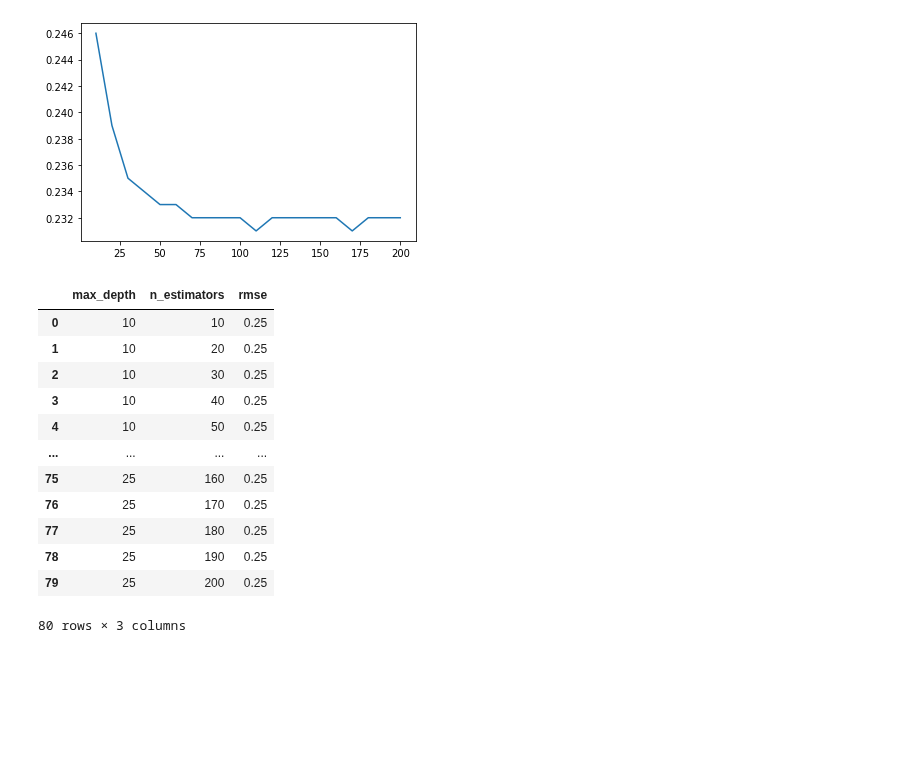
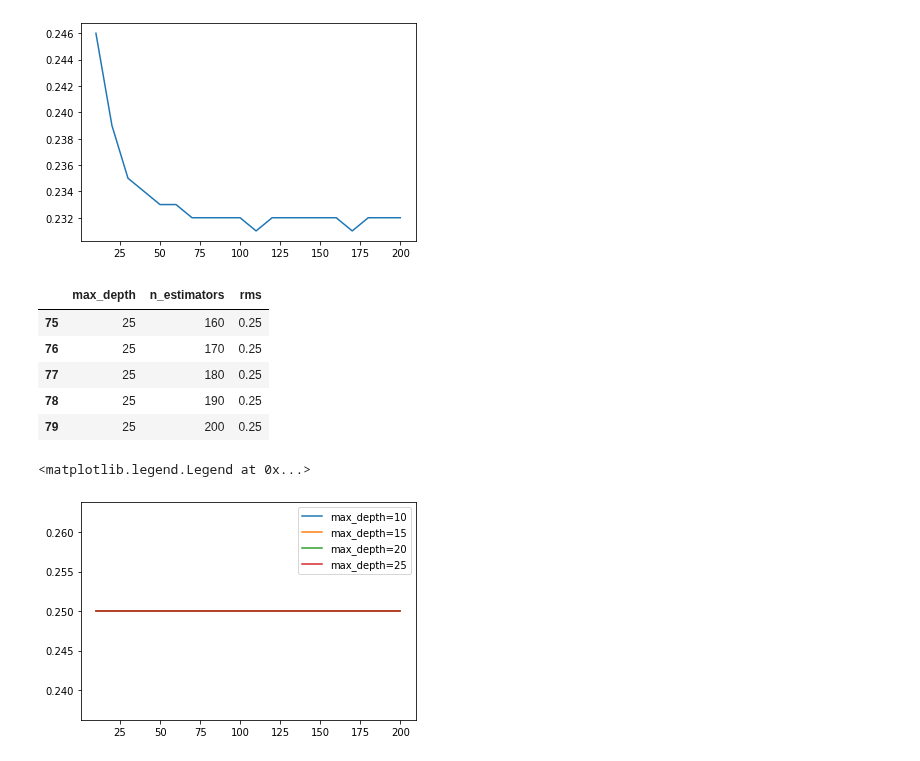
Before and after one commit to carlos-alves-one/ML-Zoomcamp-HW-6, a Jupyter notebook: ML_Zoomcamp_HW_6.ipynb, the cells around one changed output. Saved outputs shown, nothing was run; the diff lists cells and outputs as text; code cells hidden in the pictures; blank space fills up the shorter version.

Commit message:
Plot the scores dataframe to find the max depth

```diff
--- a/ML_Zoomcamp_HW_6.ipynb
+++ b/ML_Zoomcamp_HW_6.ipynb
@@ -307,19 +307,25 @@ for d in tqdm([10, 15, 20, 25]):
     scores.append((d, n,  rmse))
 # %%
 # Create dataframe scores using the list scores
-df_scores = pd.DataFrame(scores, columns=['max_depth', 'n_estimators', 'rmse'])
-df_scores
+columns = ['max_depth', 'n_estimators', 'rms']
+df_scores = pd.DataFrame(scores, columns=columns)
+df_scores.tail()
 # %% [output]
-|  | max_depth | n_estimators | rmse |
-| 0 | 10 | 10 | 0.25 |
-| 1 | 10 | 20 | 0.25 |
-| 2 | 10 | 30 | 0.25 |
-| 3 | 10 | 40 | 0.25 |
-| 4 | 10 | 50 | 0.25 |
-| ... | ... | ... | ... |
+|  | max_depth | n_estimators | rms |
 | 75 | 25 | 160 | 0.25 |
 | 76 | 25 | 170 | 0.25 |
 | 77 | 25 | 180 | 0.25 |
 | 78 | 25 | 190 | 0.25 |
 | 79 | 25 | 200 | 0.25 |
-80 rows × 3 columns
+# %%
+# Plot the scores dataframe to find the max depth
+for d in [10, 15, 20,25]:
+    df_subset = df_scores[df_scores.max_depth == d]
+
+    plt.plot(df_subset.n_estimators, df_subset.rms,
+             label='max_depth=%d' % d)
+
+plt.legend()
+# %% [output]
+<matplotlib.legend.Legend at 0x...>
+[figure, added]
```
